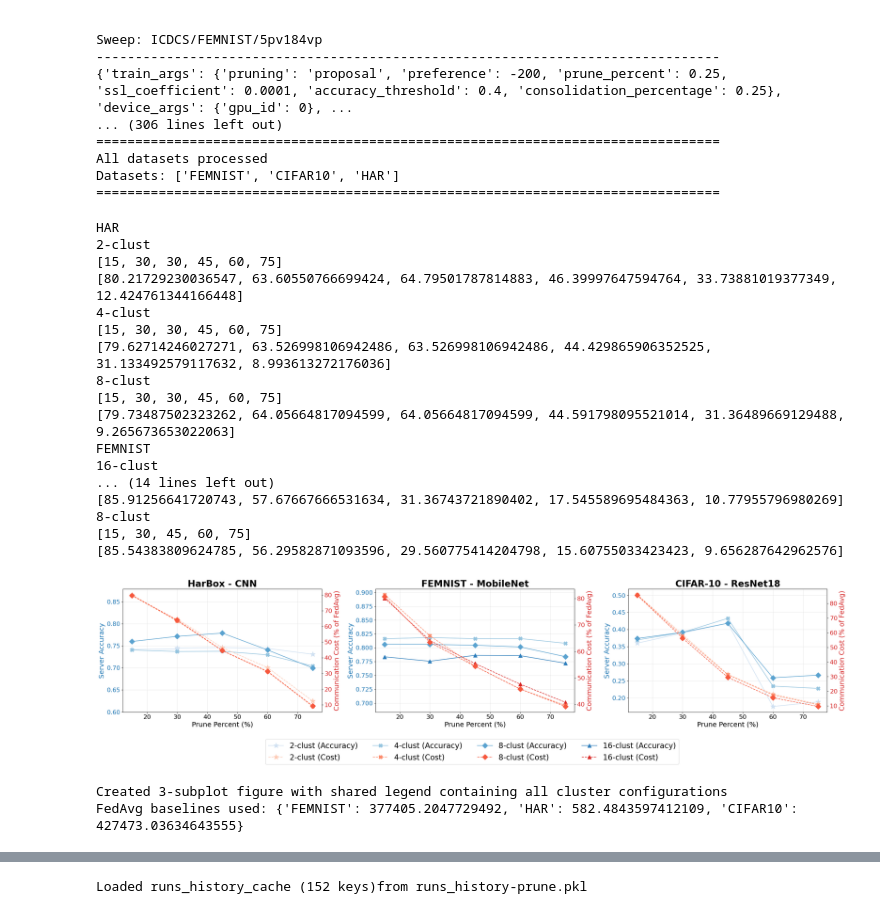
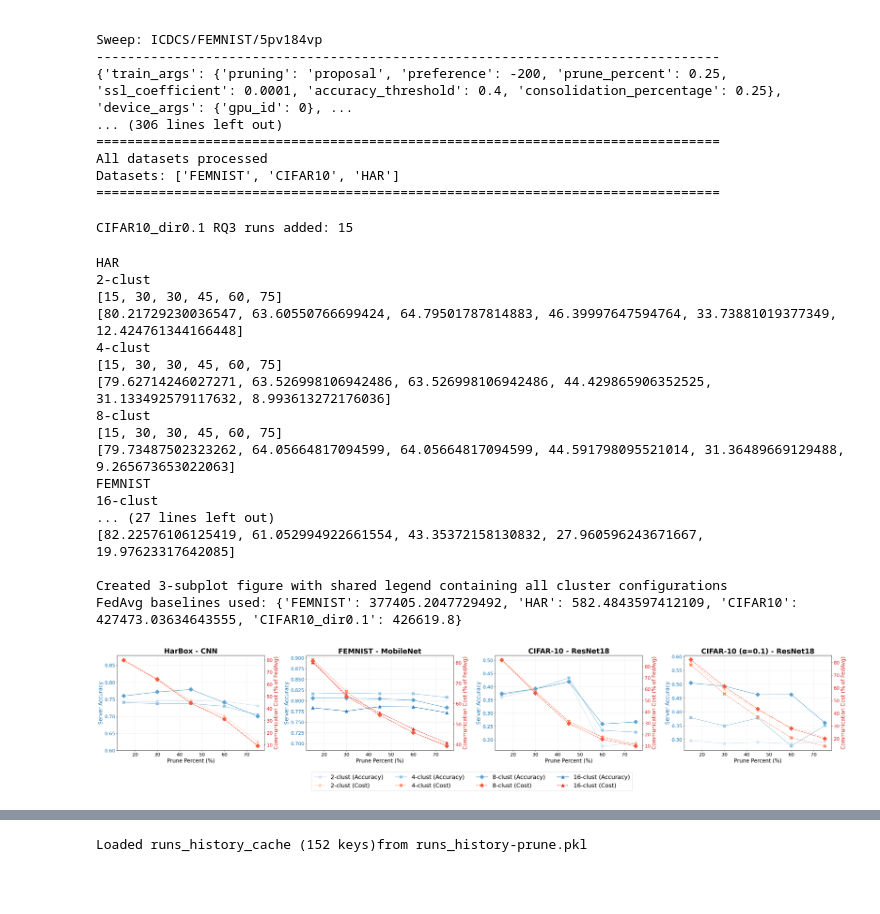
Before and after one commit to SaulUrso/CoMask, a Jupyter notebook: plots.ipynb, the cells around one changed output, grey strips where cells are left out. Cells and saved outputs as stored; diff of their text form; code cells hidden in the pictures; blank space fills up the shorter version.

```diff
--- a/plots.ipynb
+++ b/plots.ipynb
@@ -15,13 +15,13 @@ CLUSTER_COLOR_MAP = {
     "16": 0.7,  # Darkest shade
 }
 
-DATASET_ORDER = {"HAR": 0, "FEMNIST": 1, "CIFAR10": 2}
+DATASET_ORDER = {"HAR": 0, "FEMNIST": 1, "CIFAR10": 2, "CIFAR10_dir0.1": 3}
 
 # Direct color mapping for single-color plots (using viridis positions)
 CLUSTER_DIRECT_COLOR_MAP = CLUSTER_COLOR_MAP
 
 # Dataset to model mapping
-DATASET_MODEL_MAP = {"HAR": "HarBox - CNN", "FEMNIST": "FEMNIST - MobileNet", "CIFAR10": "CIFAR-10 - ResNet18"}
+DATASET_MODEL_MAP = {"HAR": "HarBox - CNN", "FEMNIST": "FEMNIST - MobileNet", "CIFAR10": "CIFAR-10 - ResNet18", "CIFAR10_dir0.1": "CIFAR-10 (α=0.1) - ResNet18"}
 # %%
 # Initialize wandb API
 api = wandb.Api(timeout=120)
@@ -452,6 +533,30 @@ Sweep: ICDCS/FEMNIST/5pv184vp
 All datasets processed
 Datasets: ['FEMNIST', 'CIFAR10', 'HAR']
 ================================================================================
+# %%
+# === RQ3: add CIFAR-dir0.1 prune-percentage data (consensus=0.5, vary prune) ===
+# Source: s-urso2/comask_clust_grid. Stored under synthetic keys "<k>-clust-comask01-<id>"
+# so the existing plot cell's name parsing (parts[0]=cluster size) works unchanged.
+results_by_dataset.setdefault("CIFAR10_dir0.1", {})
+_DIR01_RQ3_CONSENSUS = 0.5
+_grid = [(_r, parse_comask_grid_name(_r.name)) for _r in api.runs("s-urso2/comask_clust_grid")
+         if _r.state == "finished"]
+for _r, _info in _grid:
+    if _info is None or abs(_info["consensus_percentage"] - _DIR01_RQ3_CONSENSUS) > 1e-9:
+        continue
+    _c = _info["cluster_size"]
+    _m = run_cost_and_pruning(_r, _c)
+    results_by_dataset["CIFAR10_dir0.1"][f"{_c}-clust-comask01-{_r.id}"] = {
+        "prune_percent": _info["prune_percent"],
+        "server_accuracy": _m["server_accuracy"],
+        # RQ3 plot cells (13/14) express the existing datasets' cost in BITS (cell-12
+        # cache path skips the /8/1024/1024), so match that convention here:
+        "total_cost_mb": _m["total_cost_mb"] * 8 * 1024 * 1024,
+        "consensus_percentage": _DIR01_RQ3_CONSENSUS,
+    }
+print("CIFAR10_dir0.1 RQ3 runs added:", len(results_by_dataset["CIFAR10_dir0.1"]))
+# %% [output]
+CIFAR10_dir0.1 RQ3 runs added: 15
 # %%
 # Increase font sizes for all plot elements
 plt.rcParams.update(
@@ -471,7 +576,9 @@ plt.rcParams.update(
 from collections import defaultdict
 
 # Create figure with 3 subplots (one per dataset)
-fig, axes = plt.subplots(1, 3, figsize=(28, 6))
+n_ds = len(results_by_dataset)
+fig, axes = plt.subplots(1, n_ds, figsize=(9 * n_ds, 6))
+axes = np.atleast_1d(axes)
 
 # Store all unique cluster configurations across all datasets for shared legend
 all_cluster_configs = set()
@@ -482,6 +589,7 @@ fedavg_baseline_costs = {
     "FEMNIST": 377405.2047729492,
     "HAR": 582.4843597412109,
     "CIFAR10": 427473.03634643555,
+    "CIFAR10_dir0.1": 426619.80,
 }
 
 # Process each dataset
@@ -613,41 +721,39 @@ for cluster_size in sorted(legend_items.keys(), key=int):
     all_lines.extend([line1, line2])
     all_labels.extend([label1, label2])
 
 fig.legend(all_lines, all_labels, loc="lower center", ncols=4, fontsize=20, bbox_to_anchor=(0.5, -0.2))
 
 # Overall title
 # fig.suptitle(
 #     "Server Accuracy and Communication Cost vs Prune Percent by Cluster Configuration",
 #     fontsize=28,
 #     fontweight="bold",
 # )
 
 plt.tight_layout()
 plt.show()
 
 print("\nCreated 3-subplot figure with shared legend containing all cluster configurations")
 print(f"FedAvg baselines used: {fedavg_baseline_costs}")
 # %% [output]
 HAR
 2-clust
 [15, 30, 30, 45, 60, 75]
 [80.21729230036547, 63.60550766699424, 64.79501787814883, 46.39997647594764, 33.73881019377349, 12.424761344166448]
 4-clust
 [15, 30, 30, 45, 60, 75]
 [79.62714246027271, 63.526998106942486, 63.526998106942486, 44.429865906352525, 31.133492579117632, 8.993613272176036]
 8-clust
 [15, 30, 30, 45, 60, 75]
 [79.73487502323262, 64.05664817094599, 64.05664817094599, 44.591798095521014, 31.36489669129488, 9.265673653022063]
 FEMNIST
 16-clust
-... (14 lines left out)
-[85.91256641720743, 57.67667666531634, 31.36743721890402, 17.545589695484363, 10.77955796980269]
-8-clust
-[15, 30, 45, 60, 75]
-[85.54383809624785, 56.29582871093596, 29.560775414204798, 15.60755033423423, 9.656287642962576]
+... (27 lines left out)
+[82.22576106125419, 61.052994922661554, 43.35372158130832, 27.960596243671667, 19.97623317642085]
+
+Created 3-subplot figure with shared legend containing all cluster configurations
+FedAvg baselines used: {'FEMNIST': 377405.2047729492, 'HAR': 582.4843597412109, 'CIFAR10': 427473.03634643555, 'CIFAR10_dir0.1': 426619.8}
-[figure, old version]
+[figure, new version]
-Created 3-subplot figure with shared legend containing all cluster configurations
-FedAvg baselines used: {'FEMNIST': 377405.2047729492, 'HAR': 582.4843597412109, 'CIFAR10': 427473.03634643555}
 # %%
 # Plot Accuracy/Cost Ratio vs Prune Percent for each dataset
 from collections import defaultdict
```
Also changed, not shown: parts of 9 cells of this notebook, 1 other file.
